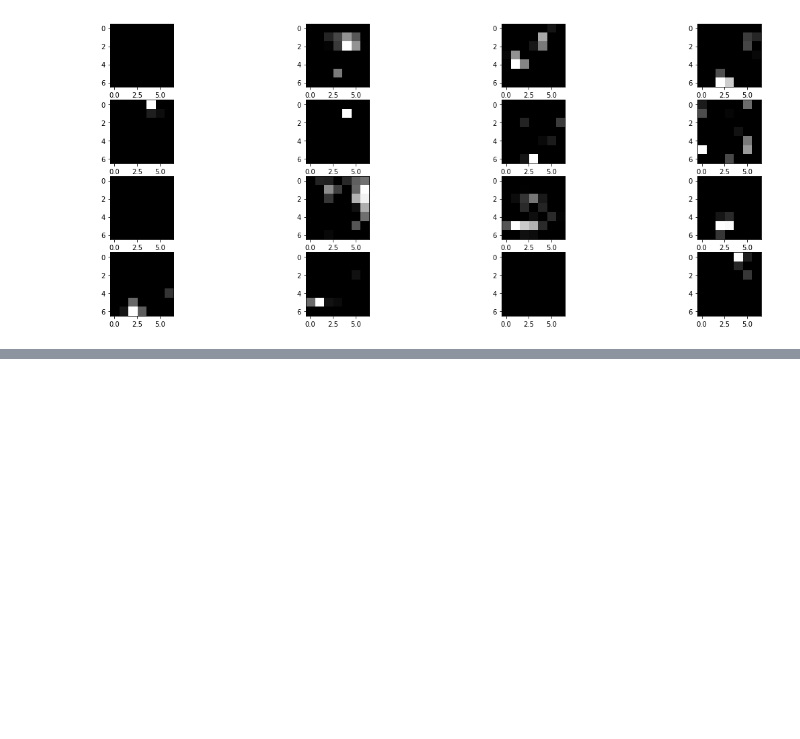
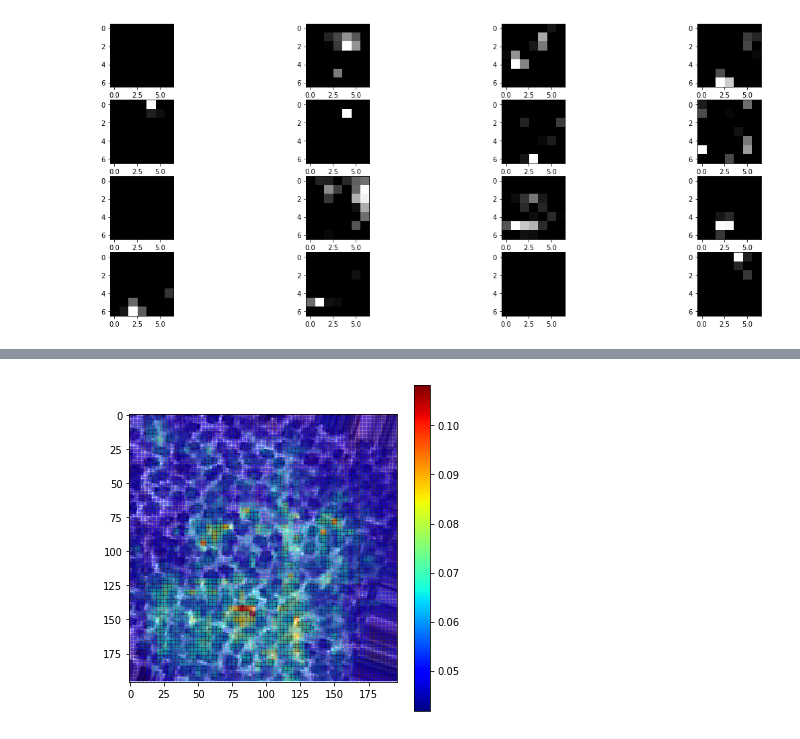
Before and after one commit to pengnam/CancerDetection, a Jupyter notebook: (WORKING) Resnet50.ipynb, the cells around one changed output, grey strips where cells are left out. Cells and saved outputs as stored; diff of their text form; code cells hidden in the pictures; blank space fills up the shorter version.

```diff
--- a/(WORKING) Resnet50.ipynb
+++ b/(WORKING) Resnet50.ipynb
@@ -887,0 +932,27 @@ display_activation(activations, 173)
+# %%
+print('occluding...')
+
+heatmap = np.zeros((IMG_SIZE, IMG_SIZE), np.float32)
+class_pixels = np.zeros((IMG_SIZE, IMG_SIZE), np.int16)
+
+from collections import defaultdict
+counters = defaultdict(int)
+
+for n, (x, y, img_float) in enumerate(iter_occlusion(data, size=occlusion_size)):
+
+    X = img_float.reshape(1, IMG_SIZE, IMG_SIZE, 3)
+    out = my_model.predict(X)
+    print('#{}: {} @ {} (correct class: {})'.format(n, np.argmax(out), np.amax(out), out[0][correct_class]))
+    #print('x {} - {} | y {} - {}'.format(x, x + occlusion_size, y, y + occlusion_size))
+
+    heatmap[y:y + occlusion_size, x:x + occlusion_size] = out[0][correct_class]
+    class_pixels[y:y + occlusion_size, x:x + occlusion_size] = np.argmax(out)
+    counters[np.argmax(out)] += 1
+
+pred = my_model.predict(inp)
+print('Correct class: {}'.format(correct_class))
+print('Predicted class: {} (prob: {})'.format(np.argmax(pred), np.amax(out)))
+
+print('Predictions:')
+for class_id, count in counters.items():
+    print('{}: {}'.format(class_id, count))
@@ -887,0 +1025,13 @@ display_activation(activations, 173)
+# %%
+import cv2
+
+plt.figure(figsize=(6, 6))
+
+plt.imshow(img, cmap=cm.gray)
+
+plt.pcolormesh(heatmap, cmap=plt.cm.jet, alpha=0.20)
+plt.colorbar().solids.set(alpha=1)
+
+plt.show()
+# %% [output]
+[figure, added]
```
Also changed, not shown: parts of 6 cells of this notebook.
